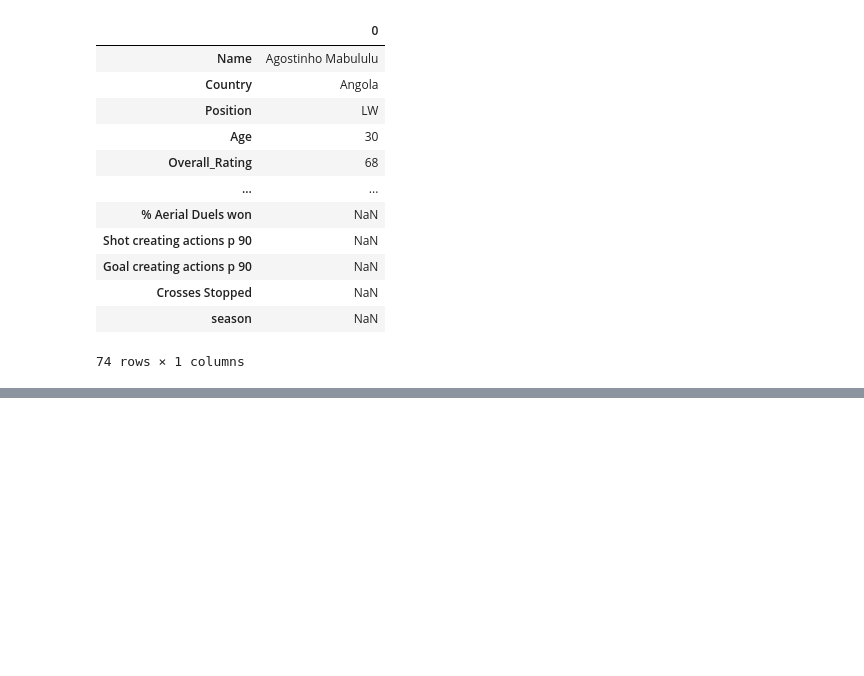
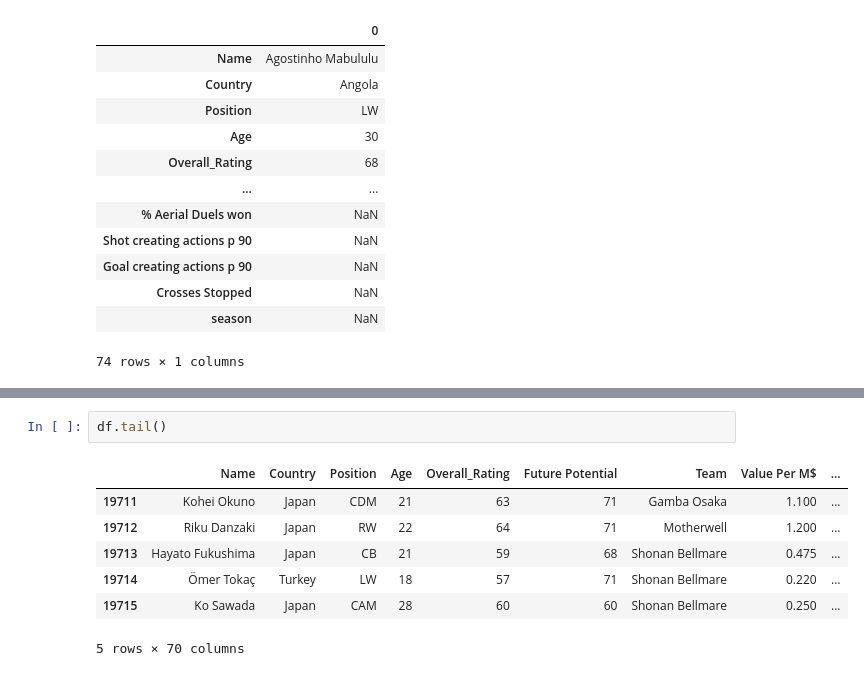
Before and after one commit to CyberWol-12/Python-Pandas-Data-Analysis-Journey, a Jupyter notebook: 01_FIFA_wordcup_capstone_project/capstone_project.ipynb, the cells around one changed output, grey strips where cells are left out. Saved outputs shown, nothing was run; the diff lists cells and outputs as text; blank space fills up the shorter version.

```diff
--- a/01_FIFA_wordcup_capstone_project/capstone_project.ipynb
+++ b/01_FIFA_wordcup_capstone_project/capstone_project.ipynb
@@ -72,0 +112,10 @@ df.head(1).T
+# %%
+df.tail()
+# %% [output]
+|  | Name | Country | Position | Age | Overall_Rating | Future Potential | Team | Value Per M$ | ... |
+| 19711 | Kohei Okuno | Japan | CDM | 21 | 63 | 71 | Gamba Osaka | 1.100 | ... |
+| 19712 | Riku Danzaki | Japan | RW | 22 | 64 | 71 | Motherwell | 1.200 | ... |
+| 19713 | Hayato Fukushima | Japan | CB | 21 | 59 | 68 | Shonan Bellmare | 0.475 | ... |
+| 19714 | Ömer Tokaç | Turkey | LW | 18 | 57 | 71 | Shonan Bellmare | 0.220 | ... |
+| 19715 | Ko Sawada | Japan | CAM | 28 | 60 | 60 | Shonan Bellmare | 0.250 | ... |
+5 rows × 70 columns
```
Also changed, not shown: parts of 13 cells of this notebook.
